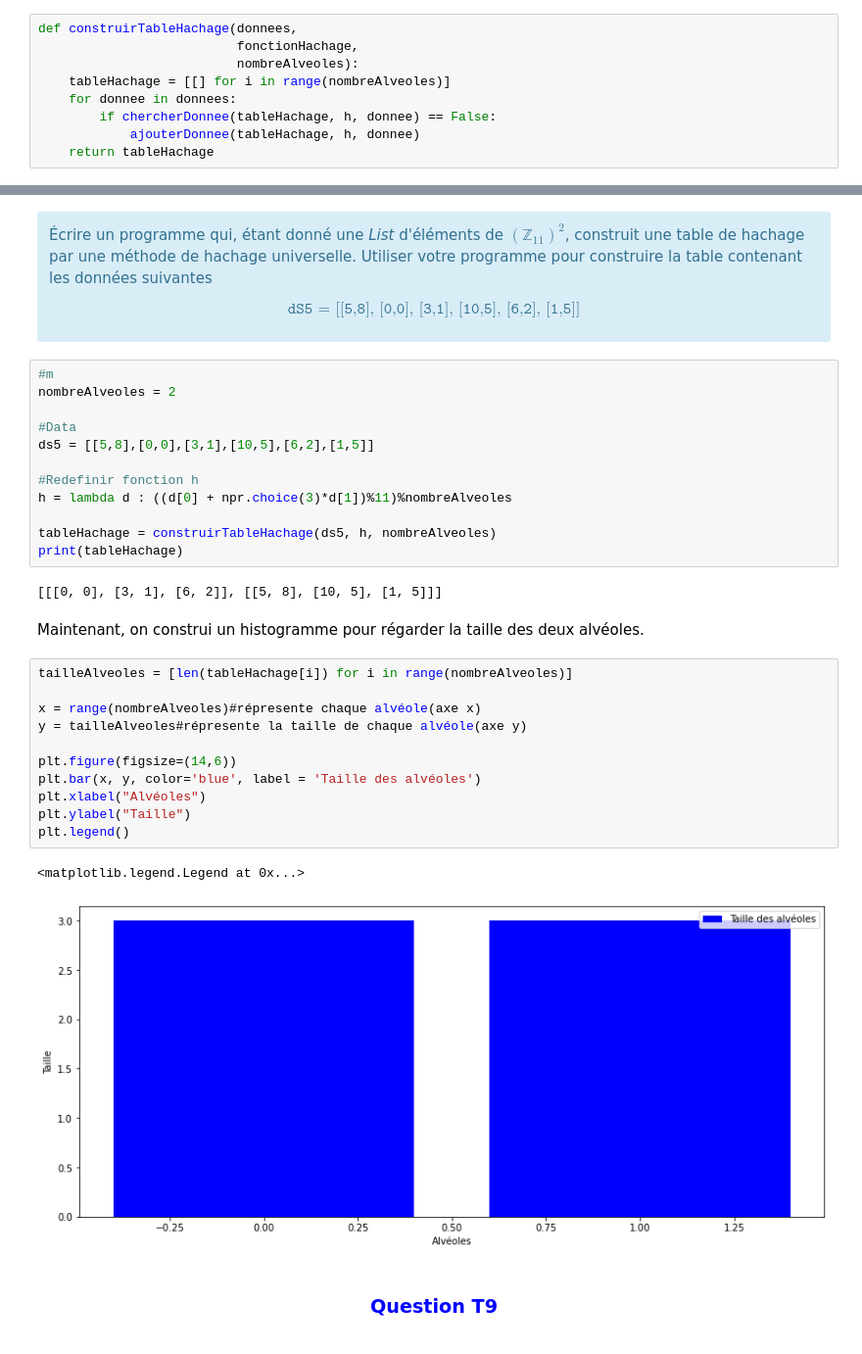
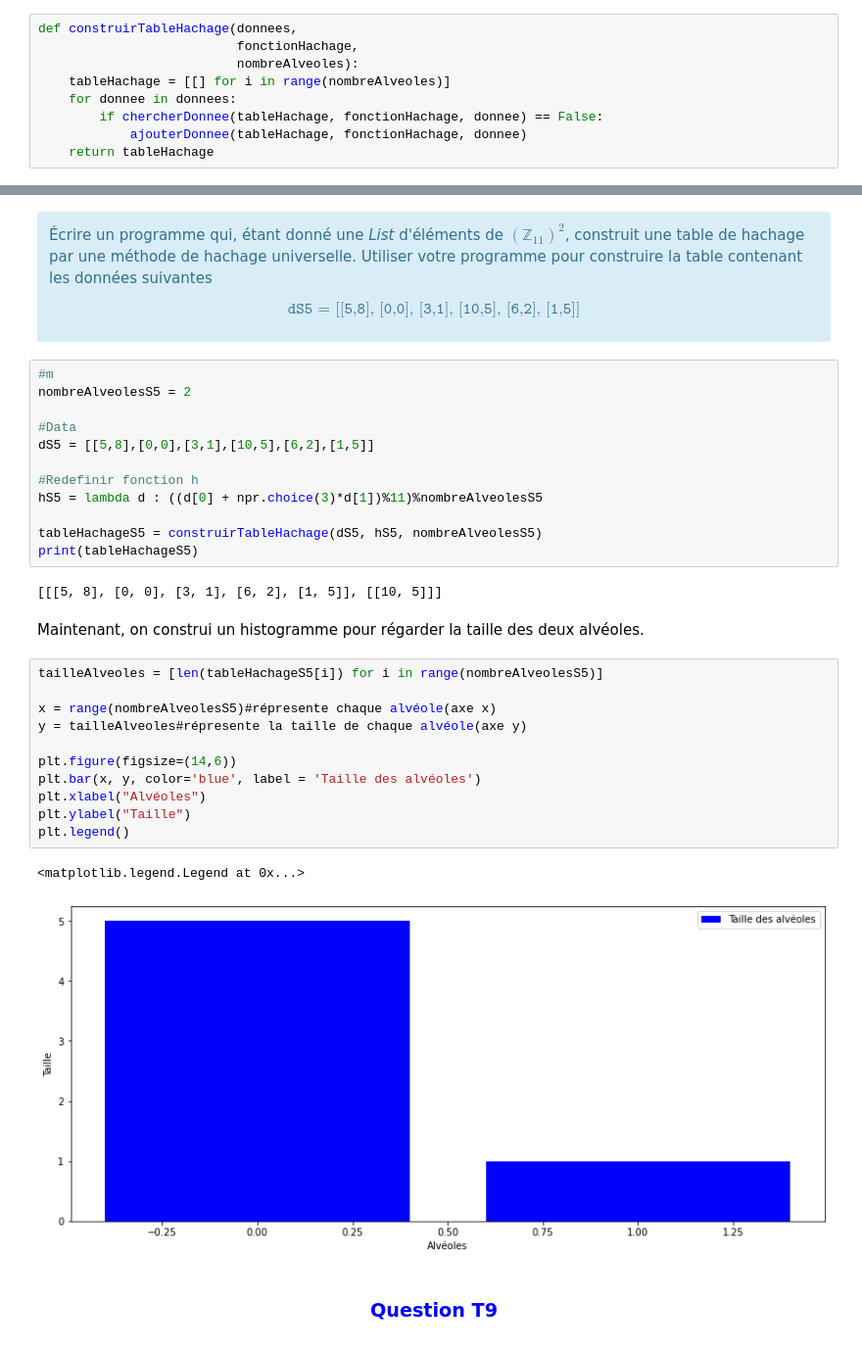
Before and after one commit to YongMOK/MAP361HashTables, a Jupyter notebook: CARVALHO_MOK_8.ipynb, the cells around one changed output, grey strips where cells are left out. Shown at 98% size. Saved outputs shown, nothing was run; the diff lists cells and outputs as text.

```diff
--- a/CARVALHO_MOK_8.ipynb
+++ b/CARVALHO_MOK_8.ipynb
@@ -127,8 +127,8 @@ def construirTableHachage(donnees,
                           nombreAlveoles):
     tableHachage = [[] for i in range(nombreAlveoles)]
     for donnee in donnees:
-        if chercherDonnee(tableHachage, h, donnee) == False:
-            ajouterDonnee(tableHachage, h, donnee)
+        if chercherDonnee(tableHachage, fonctionHachage, donnee) == False:
+            ajouterDonnee(tableHachage, fonctionHachage, donnee)
     return tableHachage
 # %% [markdown]
 Dans l'exemple, on note que:
@@ -373,34 +373,34 @@ $$ \texttt{dS5 = [[5,8], [0,0], [3,1], [10,5], [6,2], [1,5]]} $$
 </div>
 # %%
 #m
-nombreAlveoles = 2
+nombreAlveolesS5 = 2
 
 #Data
-ds5 = [[5,8],[0,0],[3,1],[10,5],[6,2],[1,5]]
+dS5 = [[5,8],[0,0],[3,1],[10,5],[6,2],[1,5]]
 
 #Redefinir fonction h
-h = lambda d : ((d[0] + npr.choice(3)*d[1])%11)%nombreAlveoles
+hS5 = lambda d : ((d[0] + npr.choice(3)*d[1])%11)%nombreAlveolesS5
 
-tableHachage = construirTableHachage(ds5, h, nombreAlveoles)
-print(tableHachage)
+tableHachageS5 = construirTableHachage(dS5, hS5, nombreAlveolesS5)
+print(tableHachageS5)
 # %% [output]
-[[[0, 0], [3, 1], [6, 2]], [[5, 8], [10, 5], [1, 5]]]
+[[[5, 8], [0, 0], [3, 1], [6, 2], [1, 5]], [[10, 5]]]
 # %% [markdown]
 Maintenant, on construi un histogramme pour régarder la taille des deux alvéoles.
 # %%
-tailleAlveoles = [len(tableHachage[i]) for i in range(nombreAlveoles)]
+tailleAlveoles = [len(tableHachageS5[i]) for i in range(nombreAlveolesS5)]
 
-x = range(nombreAlveoles)#répresente chaque alvéole(axe x)
+x = range(nombreAlveolesS5)#répresente chaque alvéole(axe x)
 y = tailleAlveoles#répresente la taille de chaque alvéole(axe y)
 
 plt.figure(figsize=(14,6))
 plt.bar(x, y, color='blue', label = 'Taille des alvéoles')
 plt.xlabel("Alvéoles")
 plt.ylabel("Taille")
 plt.legend()
 # %% [output]
 <matplotlib.legend.Legend at 0x...>
-[figure, old version]
+[figure, new version]
 # %% [markdown]
 <h3 align="center"> <font color='blue'>Question T9</font></h3> <a class="anchor" id="T9"></a>
 # %% [markdown]
```
Also changed, not shown: parts of 12 cells of this notebook.
